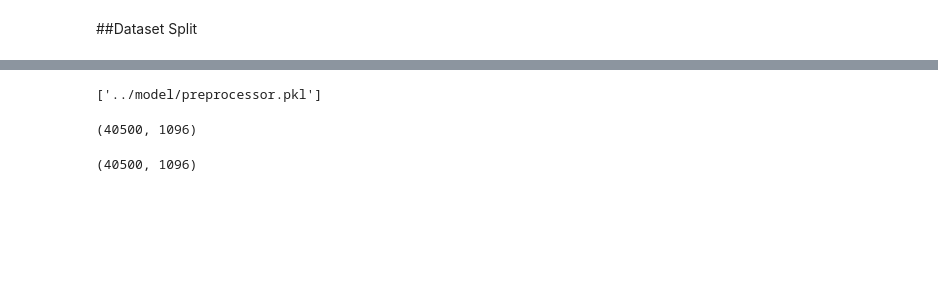
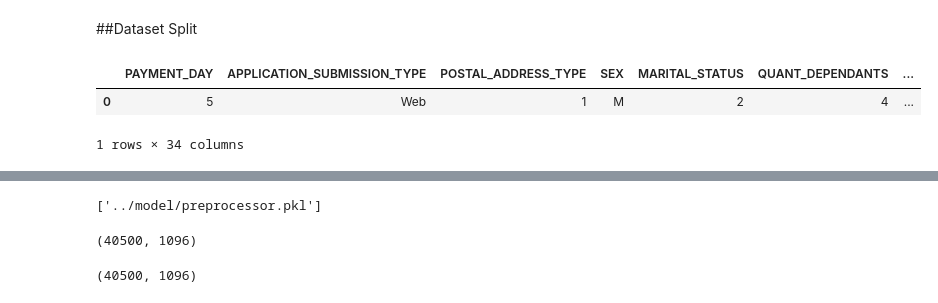
Before and after one commit to wdlopezp/Credit-Risk-Analysis, a Jupyter notebook: notebooks/Feature_Engineering.ipynb, the cells around one changed output, grey strips where cells are left out. Saved outputs shown, nothing was run; the diff lists cells and outputs as text; code cells hidden in the pictures; blank space fills up the shorter version.

```diff
--- a/notebooks/Feature_Engineering.ipynb
+++ b/notebooks/Feature_Engineering.ipynb
@@ -111,3 +131,47 @@ preprocessor = ColumnTransformer(
             ('cat' , cat_transformer , cat_features)
         ]
 )
+# %%
+data = {
+    'PAYMENT_DAY': 5,
+    'APPLICATION_SUBMISSION_TYPE': 'Web',
+    'POSTAL_ADDRESS_TYPE': 1,
+    'SEX': 'M',
+    'MARITAL_STATUS': 2,
+    'QUANT_DEPENDANTS': 4,
+    'STATE_OF_BIRTH': 'RJ',
+    'NACIONALITY': 1,
+    'RESIDENCIAL_STATE': 'RJ',
+    'FLAG_RESIDENCIAL_PHONE': 'Y',
+    'RESIDENCIAL_PHONE_AREA_CODE': ' ',
+    'RESIDENCE_TYPE': None,
+    'MONTHS_IN_RESIDENCE': 54,
+    'FLAG_EMAIL': 1,
+    'PERSONAL_MONTHLY_INCOME': 1200,
+    'OTHER_INCOMES': 0,
+    'FLAG_VISA': 1,
+    'FLAG_MASTERCARD': 0,
+    'FLAG_DINERS': 0,
+    'FLAG_AMERICAN_EXPRESS': 0,
+    'FLAG_OTHER_CARDS': 0,
+    'QUANT_BANKING_ACCOUNTS': 2,
+    'PERSONAL_ASSETS_VALUE': 0,
+    'QUANT_CARS': 1,
+    'COMPANY': 'Y',
+    'PROFESSIONAL_STATE': 'RJ',
+    'FLAG_PROFESSIONAL_PHONE': 'N',
+    'PROFESSIONAL_PHONE_AREA_CODE': 384,
+    'MONTHS_IN_THE_JOB': 40,
+    'PROFESSION_CODE': 11,
+    'OCCUPATION_TYPE': 1,
+    'PRODUCT': 2,
+    'AGE': 30,
+    'RESIDENCIAL_ZIP_3': None,
+}
+# %%
+data_df = pd.DataFrame(data=data, index=[0])
+data_df
+# %% [output]
+|  | PAYMENT_DAY | APPLICATION_SUBMISSION_TYPE | POSTAL_ADDRESS_TYPE | SEX | MARITAL_STATUS | QUANT_DEPENDANTS | ... |
+| 0 | 5 | Web | 1 | M | 2 | 4 | ... |
+1 rows × 34 columns
```
Also changed, not shown: parts of 3 cells of this notebook, 4 other files.
